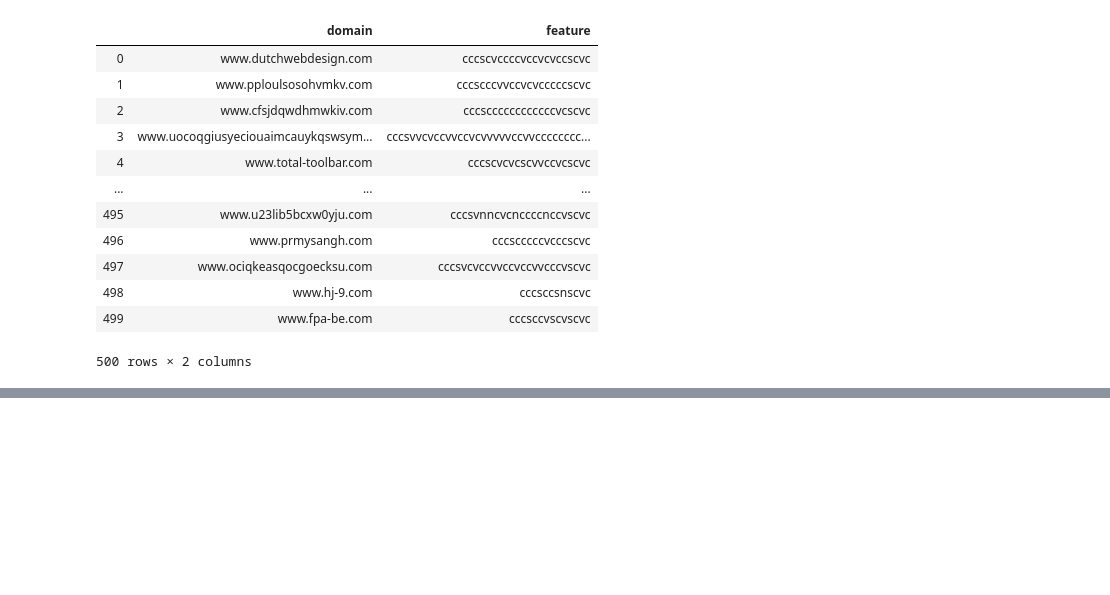
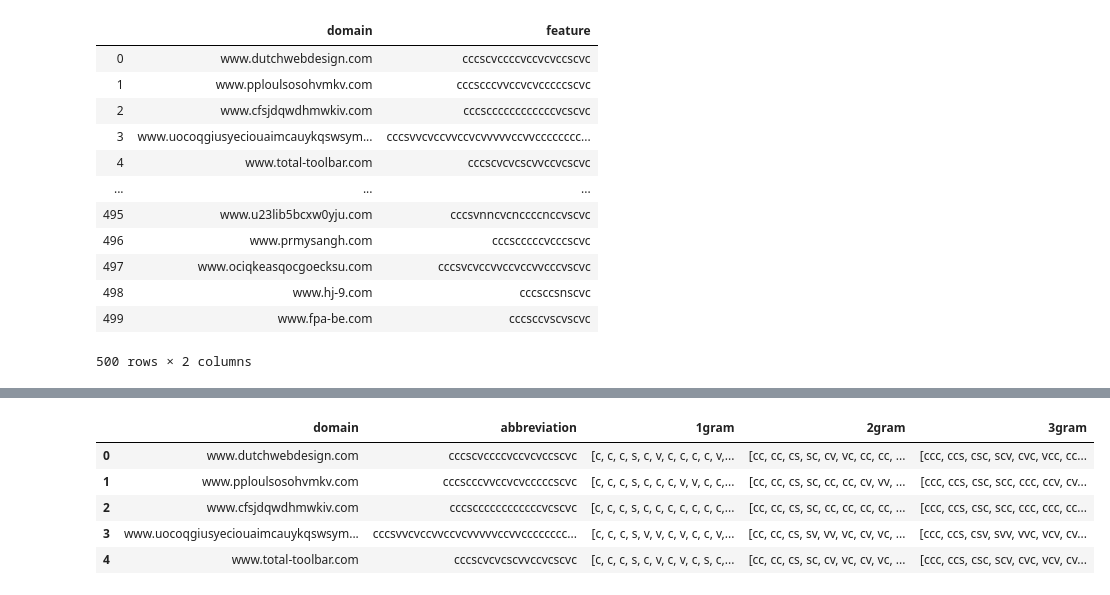
Before and after one commit to Tristan-Chow/Malicious-and-Benign-domain-detection, a Jupyter notebook: code/jupyternotebook/model_firstAttempt_updatedLogic_version.ipynb, the cells around one changed output, grey strips where cells are left out. Saved outputs shown, nothing was run; the diff lists cells and outputs as text; code cells hidden in the pictures; blank space fills up the shorter version.

```diff
--- a/code/jupyternotebook/model_firstAttempt_updatedLogic_version.ipynb
+++ b/code/jupyternotebook/model_firstAttempt_updatedLogic_version.ipynb
@@ -368,0 +261,3 @@ Name: threat, dtype: int64
+# %%
+real_time = pd.read_csv("../../data/assignment.csv",header=0,index_col=False)
+real_time.head()
@@ -368,0 +286,11 @@ Name: threat, dtype: int64
+# %%
+for i in range(1,4):
+    real_time['{}gram'.format(i)]= real_time['abbreviation'].apply(extract_ngrams, args=(i,))
+real_time.head()
+# %% [output]
+|  | domain | abbreviation | 1gram | 2gram | 3gram |
+| 0 | www.dutchwebdesign.com | cccscvccccvccvcvccscvc | [c, c, c, s, c, v, c, c, c, c, v,... | [cc, cc, cs, sc, cv, vc, cc, cc, ... | [ccc, ccs, csc, scv, cvc, vcc, cc... |
+| 1 | www.pploulsosohvmkv.com | cccscccvvccvcvcccccscvc | [c, c, c, s, c, c, c, v, v, c, c,... | [cc, cc, cs, sc, cc, cc, cv, vv, ... | [ccc, ccs, csc, scc, ccc, ccv, cv... |
+| 2 | www.cfsjdqwdhmwkiv.com | cccsccccccccccccvcscvc | [c, c, c, s, c, c, c, c, c, c, c,... | [cc, cc, cs, sc, cc, cc, cc, cc, ... | [ccc, ccs, csc, scc, ccc, ccc, cc... |
+| 3 | www.uocoqgiusyeciouaimcauykqswsym... | cccsvvcvccvvccvcvvvvvccvvcccccccc... | [c, c, c, s, v, v, c, v, c, c, v,... | [cc, cc, cs, sv, vv, vc, cv, vc, ... | [ccc, ccs, csv, svv, vvc, vcv, cv... |
+| 4 | www.total-toolbar.com | cccscvcvcscvvccvcscvc | [c, c, c, s, c, v, c, v, c, s, c,... | [cc, cc, cs, sc, cv, vc, cv, vc, ... | [ccc, ccs, csc, scv, cvc, vcv, cv... |
```
Also changed, not shown: parts of 19 cells of this notebook, 3 other files.
